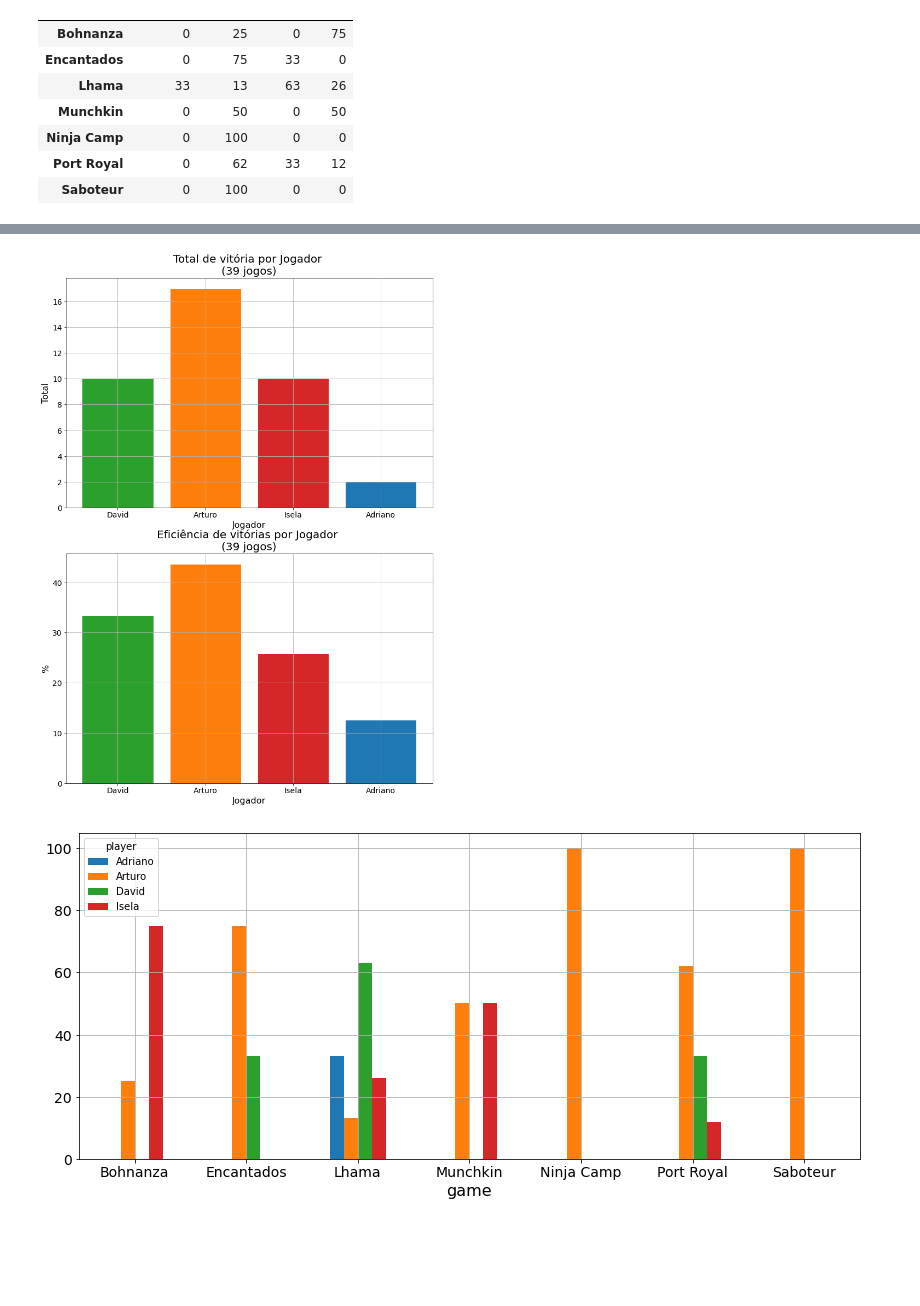
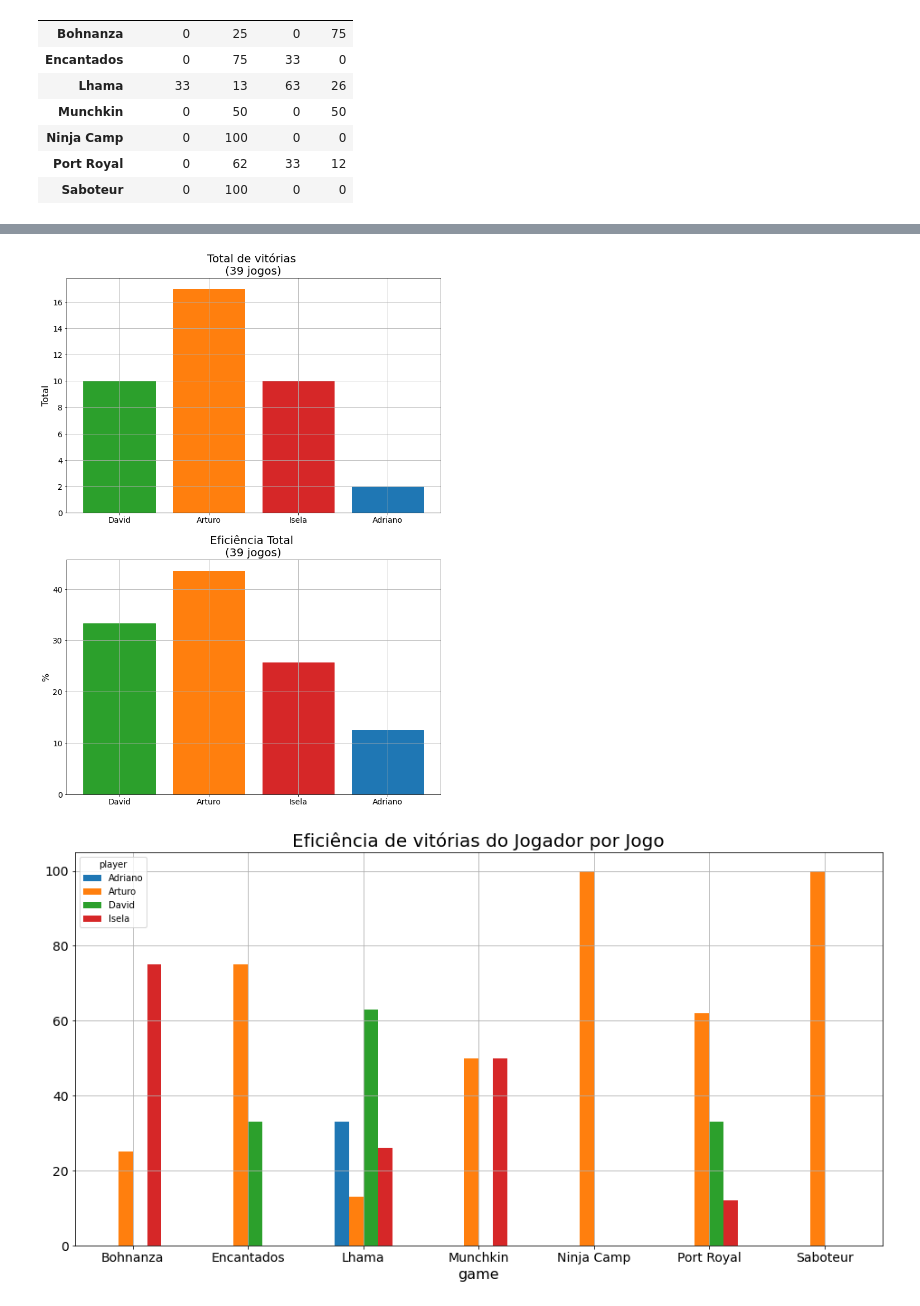
Before and after one commit to mhacarthur/card-game-stats, a Jupyter notebook: statistics.ipynb, the cells around one changed output, grey strips where cells are left out. Saved outputs shown, nothing was run; the diff lists cells and outputs as text; code cells hidden in the pictures; blank space fills up the shorter version.

```diff
--- a/statistics.ipynb
+++ b/statistics.ipynb
@@ -98,3 +115,8 @@ game_pivot
 | Ninja Camp | 0 | 100 | 0 | 0 |
 | Port Royal | 0 | 62 | 33 | 12 |
 | Saboteur | 0 | 100 | 0 | 0 |
+# %%
+idx = 0
+new_col = ('Bohnanza','Encantados','Lhama','Munchkin','Ninja Camp','Port Royal','Saboteur')
+game_pivot.insert(loc=idx, column='Game', value=new_col)
+game_pivot
@@ -104,26 +142,24 @@ ax[0].grid()
 bars = ax[0].bar(hist_winners.keys(), hist_winners.values())
 for i, color in enumerate(COLORS):
     bars[i].set_color(color)
-ax[0].set_title('Total de vitória por Jogador \n(%d jogos)'%sum(hist_winners.values()))
-ax[0].set_xlabel('Jogador')
+ax[0].set_title('Total de vitórias \n(%d jogos)'%sum(hist_winners.values()))
 ax[0].set_ylabel('Total')
 
 ax[1].grid()
 bars = ax[1].bar(total_efficience.keys(), total_efficience.values())
 for i, color in enumerate(COLORS):
     bars[i].set_color(color)
-ax[1].set_title('Eficiência de vitórias por Jogador \n(%d jogos)'%sum(hist_winners.values()))
-ax[1].set_xlabel('Jogador')
+ax[1].set_title('Eficiência Total \n(%d jogos)'%sum(hist_winners.values()))
 ax[1].set_ylabel('%')
 
-plt.savefig('./fig/general_statistics.png', facecolor='w')
+plt.savefig('./fig/general_statistics.png',facecolor='w',bbox_inches ='tight',pad_inches=0.1)
 # %% [output]
-[figure, old version]
+[figure, new version]
 # %%
-_, ax = plt.subplots(figsize=(14, 6))
+_, ax = plt.subplots(figsize=(16,8))
 bars = game_pivot.plot(kind='bar', grid=True, ax=ax)
 ax.tick_params(axis='x', rotation=0)
-
-plt.savefig("./fig/eficiencia_por_jogo.png", facecolor='w')
+plt.title('Eficiência de vitórias do Jogador por Jogo')
+plt.savefig("./fig/eficiencia_por_jogo.png",facecolor='w',bbox_inches ='tight',pad_inches=0.1)
 # %% [output]
-[figure, old version]
+[figure, new version]
```
Also changed, not shown: parts of 6 cells of this notebook, 3 other files.
